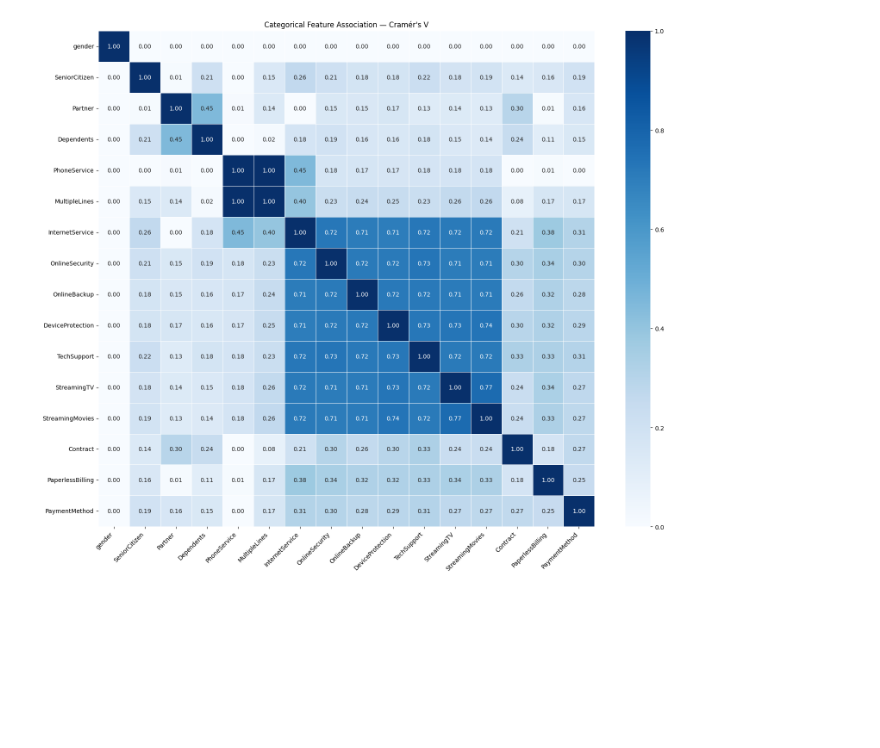
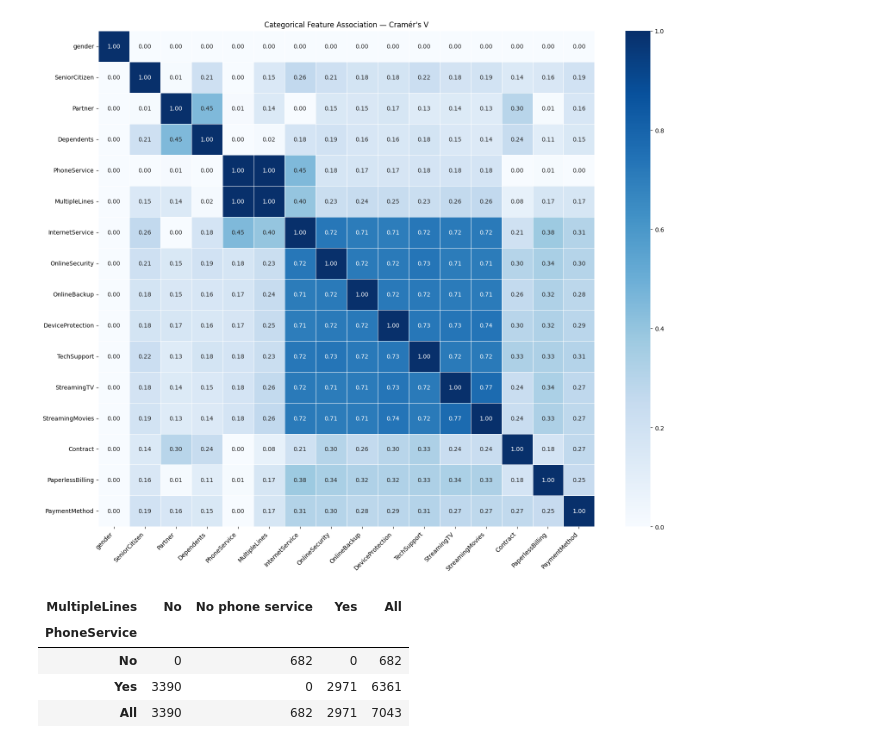
Before and after one commit to CodeOfCreation/Customer-Risk-Intelligence-Platform, a Jupyter notebook: notebooks/exploratory_data_analysis.ipynb, the cells around one changed output. Saved outputs shown, nothing was run; the diff lists cells and outputs as text; code cells hidden in the pictures; blank space fills up the shorter version.

```diff
--- a/notebooks/exploratory_data_analysis.ipynb
+++ b/notebooks/exploratory_data_analysis.ipynb
@@ -360,3 +360,15 @@ plt.tight_layout()
 plt.show()
 # %% [output]
 [figure]
+# %%
+pd.crosstab(
+    df["PhoneService"],
+    df["MultipleLines"],
+    margins=True
+)
+# %% [output]
+| MultipleLines | No | No phone service | Yes | All |
+| PhoneService |  |  |  |  |
+| No | 0 | 682 | 0 | 682 |
+| Yes | 3390 | 0 | 2971 | 6361 |
+| All | 3390 | 682 | 2971 | 7043 |
```
Also changed, not shown: parts of 21 cells of this notebook, 9 other files.
